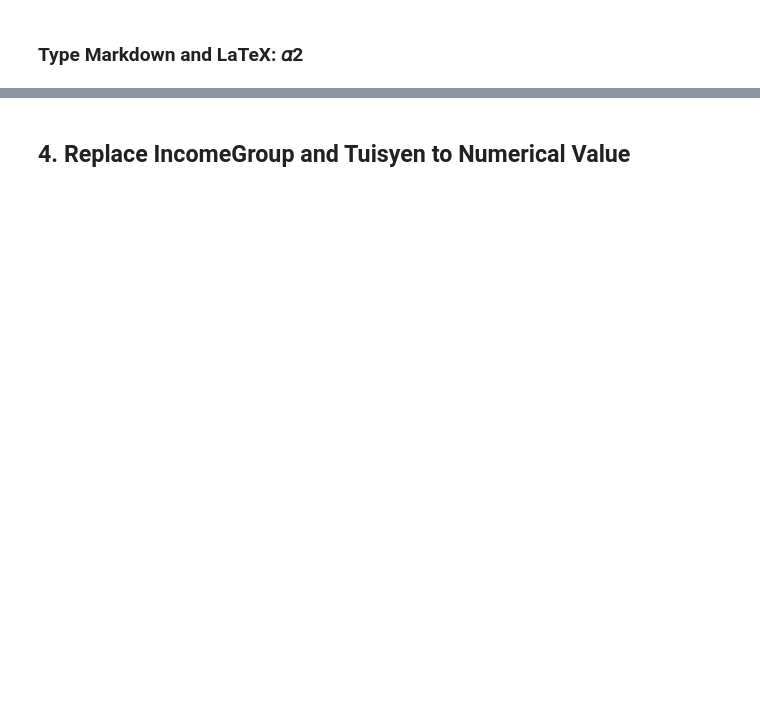
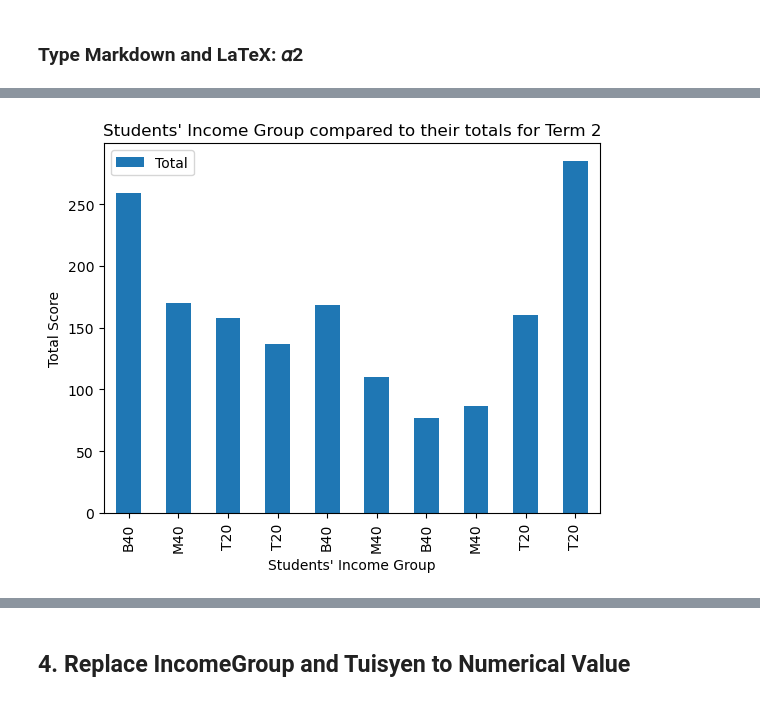
Before and after one commit to justincodestoday/DataScienceExercises, a Jupyter notebook: Exercises/student_performance_exercise/Case Study - Data Analysis of Student Performance.ipynb, the cells around one changed output, grey strips where cells are left out. Saved outputs shown, nothing was run; the diff lists cells and outputs as text; code cells hidden in the pictures; blank space fills up the shorter version.

```diff
--- a/Exercises/student_performance_exercise/Case Study - Data Analysis of Student Performance.ipynb
+++ b/Exercises/student_performance_exercise/Case Study - Data Analysis of Student Performance.ipynb
@@ -241,0 +290,9 @@ Shows that students who do not go tuition can still do better than those who do
+# %%
+income_group_df = new_df.drop_duplicates(subset=['Name'], keep='last')
+income_group_df.plot.bar(x='IncomeGroup', y='Total')
+plt.title("Students' Income Group compared to their totals for Term 2")
+plt.xlabel("Students' Income Group")
+plt.ylabel('Total Score')
+plt.show()
+# %% [output]
+[figure, added]
```
Also changed, not shown: parts of 32 cells of this notebook, 4 other files.
